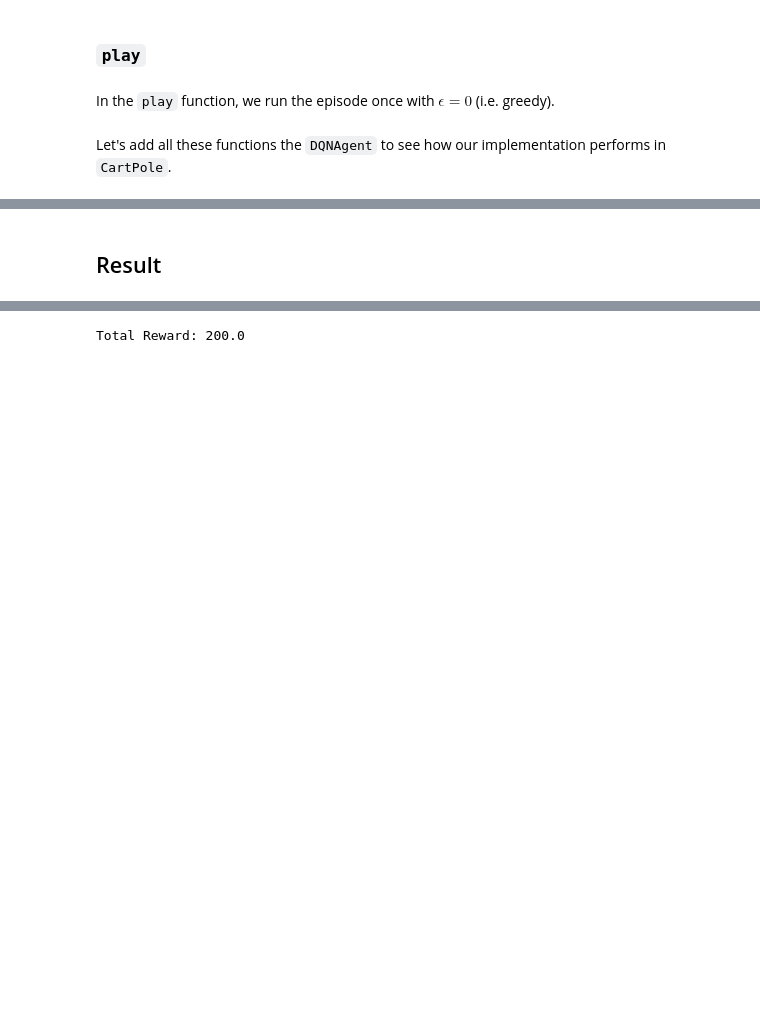
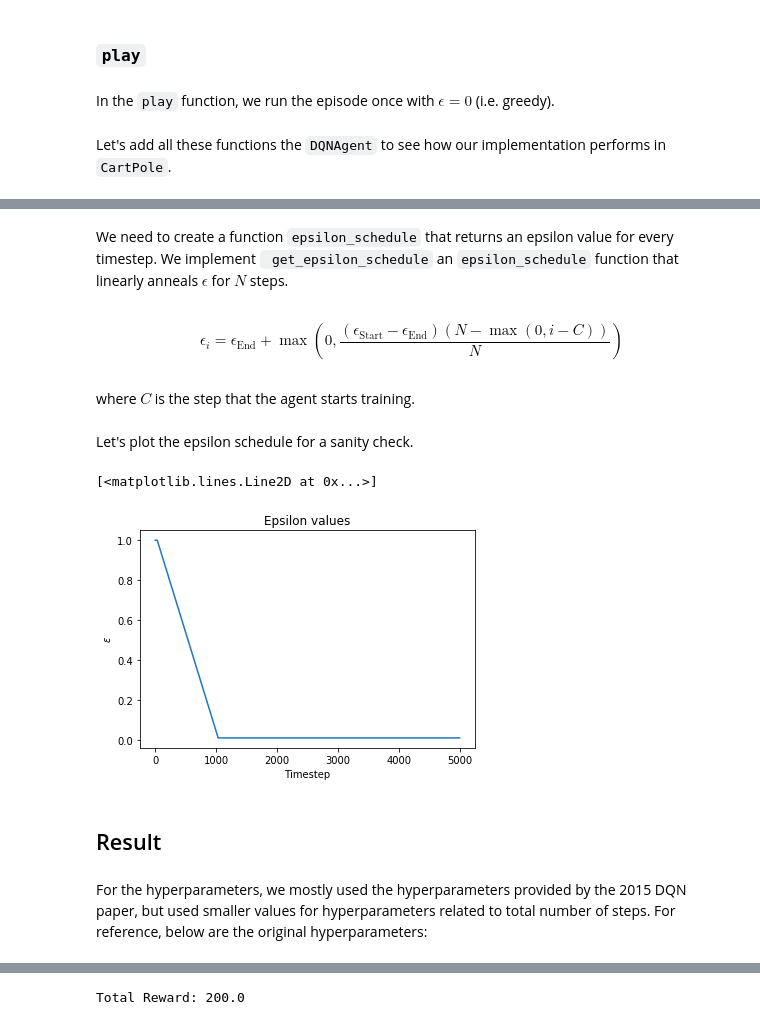
Before and after one commit to seungjaeryanlee/rainbow-ride, a Jupyter notebook: en/solutions/1_dqn/dqn.ipynb, the cells around one changed output, grey strips where cells are left out. Saved outputs shown, nothing was run; the diff lists cells and outputs as text; code cells hidden in the pictures; blank space fills up the shorter version.

```diff
--- a/en/solutions/1_dqn/dqn.ipynb
+++ b/en/solutions/1_dqn/dqn.ipynb
@@ -100,5 +82,8 @@ We create a `DQN` class that inherits `torch.nn.Module`. By convention, define t
 # %%
 class DQN(nn.Module):
+    """
+    A simple Deep Q-Network with fully connected layers.
+    """
     def __init__(self, input_dims, output_dims):
         super().__init__()
 
@@ -346,2 +460,46 @@ DQNAgent.play = play
+# %% [markdown]
+We need to create a function `epsilon_schedule` that returns an epsilon value for every timestep. We implement ` get_epsilon_schedule` an `epsilon_schedule` function that linearly anneals $\epsilon$ for $N$ steps.
+# %% [markdown]
+$$ \epsilon_i = \epsilon_\text{End} + \max \left( 0, \frac{(\epsilon_\text{Start} - \epsilon_\text{End}) (N - \max(0, i - C))}{N} \right) $$
+# %% [markdown]
+where $C$ is the step that the agent starts training.
+# %%
+def get_epsilon_schedule(start, end, endt, learn_start):
+    """
+    Generate a decreasing function that returns epsilon for each timestep.
+
+    Parameters
+    ----------
+    start : float
+        The epsilon value for step 0.
+    end : float
+        The epsilon value for step n.
+    endt : int
+        The number of timesteps to linearly anneal the epsilon.
+    learn_start : int
+        The step that the learning begins. Should be equal to DQNAgent's
+        learn_start.
+
+    Returns
+    -------
+    object
+        A function that returns epsilon for each timestep.
+    """
+    return lambda step: end + max(0, (start - end) *
+                                  (endt - max(0, step - learn_start)) / endt)
+# %% [markdown]
+Let's plot the epsilon schedule for a sanity check.
+# %%
+epsilon_schedule = get_epsilon_schedule(start=1.0, end=0.01, endt=1000,
+                                        learn_start=32)
+steps = np.arange(5000)
+epsilons = [epsilon_schedule(step) for step in steps]
+plt.title('Epsilon values')
+plt.xlabel('Timestep')
+plt.ylabel('$\\epsilon$')
+plt.plot(steps, epsilons)
+# %% [output]
+[<matplotlib.lines.Line2D at 0x...>]
+[figure, added]
 # %% [markdown]
 ## Result
@@ -352,0 +506,2 @@ epsilon_schedule = get_epsilon_schedule(1.0, 0.01, 1000)
+# %% [markdown]
+For the hyperparameters, we mostly used the hyperparameters provided by the 2015 DQN paper, but used smaller values for hyperparameters related to total number of steps. For reference, below are the original hyperparameters:
```
Also changed, not shown: parts of 53 cells of this notebook, 5 other files.
